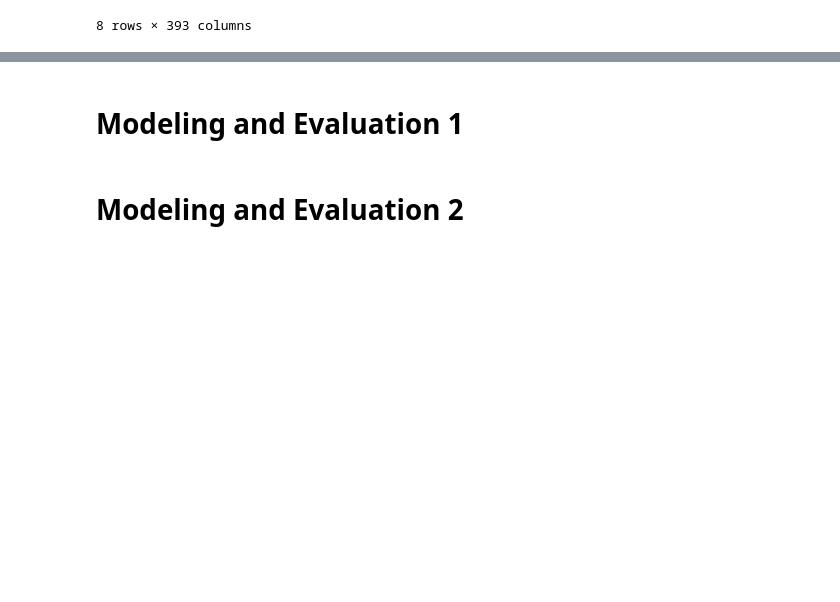
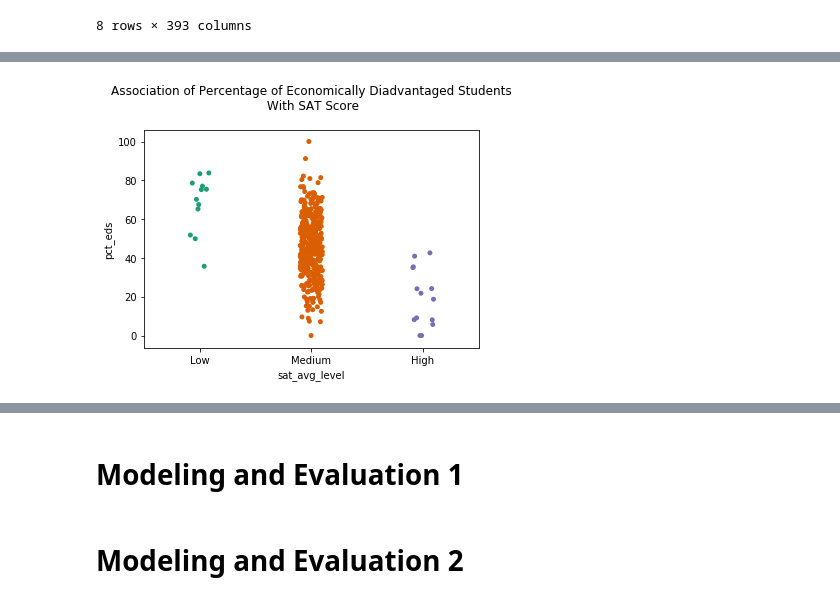
Before and after one commit to jeffweltman/MSDS7331, a Jupyter notebook: Lab3-Kevin.ipynb, the cells around one changed output, grey strips where cells are left out. Drawn from its saved outputs; the diff is of its cells as text; code cells hidden in the pictures; blank space fills up the shorter version.

```diff
--- a/Lab3-Kevin.ipynb
+++ b/Lab3-Kevin.ipynb
@@ -660,0 +699,6 @@ hs_2017.describe()
+# %%
+sat_eds = sns.stripplot(x="sat_avg_level", y="pct_eds",jitter=True, order=['Low','Medium','High'], data=hs_2017, palette="Dark2")
+sat_eds.set_title("Association of Percentage of Economically Diadvantaged Students\n With SAT Score\n")
+ply.show()
+# %% [output]
+[figure, added]
```
Also changed, not shown: parts of 17 cells of this notebook.
